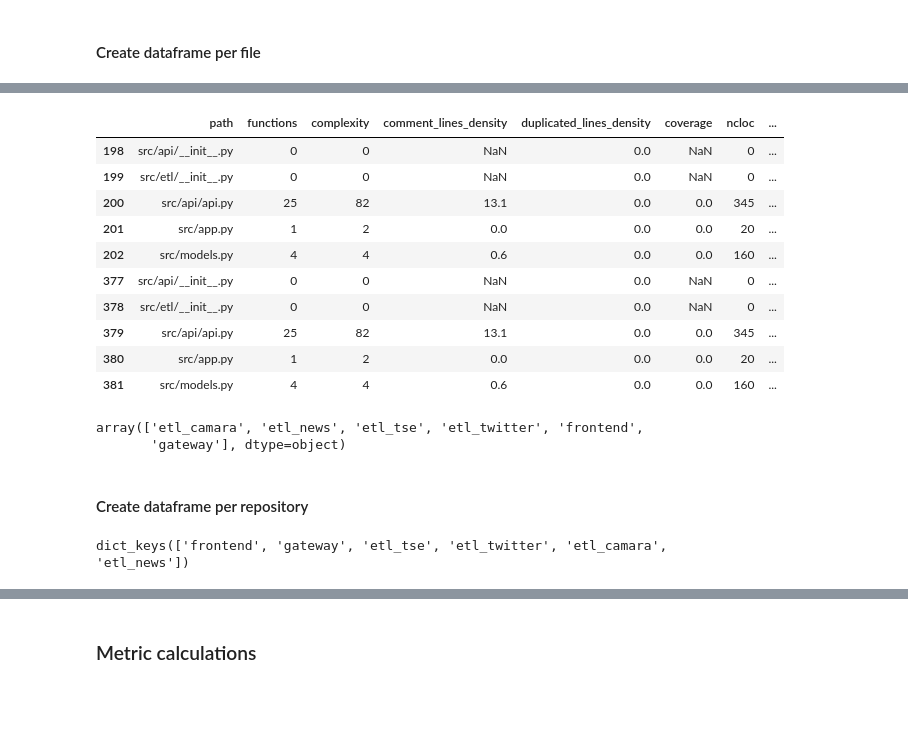
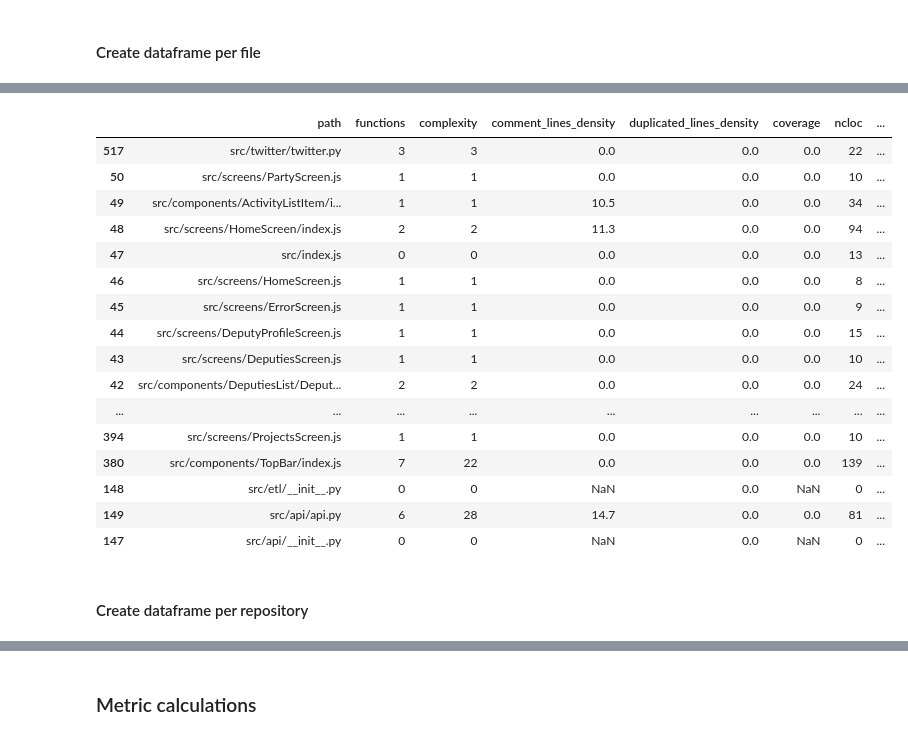
Before and after one commit to parlamentaqui/documentacao, a Jupyter notebook: analytics.ipynb, the cells around one changed output, grey strips where cells are left out. Saved outputs shown, nothing was run; the diff lists cells and outputs as text; code cells hidden in the pictures; blank space fills up the shorter version.

```diff
--- a/analytics.ipynb
+++ b/analytics.ipynb
@@ -217,17 +206,3 @@ def create_file_df(json_list):
     return df
 # %%
 file_component_df = create_file_df(jsons)
-# %%
-file_component_df.head(10)
-# %% [output]
-|  | path | functions | complexity | comment_lines_density | duplicated_lines_density | coverage | ncloc | ... |
-| 198 | src/api/__init__.py | 0 | 0 | NaN | 0.0 | NaN | 0 | ... |
-| 199 | src/etl/__init__.py | 0 | 0 | NaN | 0.0 | NaN | 0 | ... |
-| 200 | src/api/api.py | 25 | 82 | 13.1 | 0.0 | 0.0 | 345 | ... |
-| 201 | src/app.py | 1 | 2 | 0.0 | 0.0 | 0.0 | 20 | ... |
-| 202 | src/models.py | 4 | 4 | 0.6 | 0.0 | 0.0 | 160 | ... |
-| 377 | src/api/__init__.py | 0 | 0 | NaN | 0.0 | NaN | 0 | ... |
-| 378 | src/etl/__init__.py | 0 | 0 | NaN | 0.0 | NaN | 0 | ... |
-| 379 | src/api/api.py | 25 | 82 | 13.1 | 0.0 | 0.0 | 345 | ... |
-| 380 | src/app.py | 1 | 2 | 0.0 | 0.0 | 0.0 | 20 | ... |
-| 381 | src/models.py | 4 | 4 | 0.6 | 0.0 | 0.0 | 160 | ... |
@@ -234,20 +213,32 @@ file_component_df.head(10)
 # %%
 file_component_df.to_excel('data/data.xlsx', index = False)
 # %%
-file_component_df.repository.unique()
+file_component_df
 # %% [output]
-array(['etl_camara', 'etl_news', 'etl_tse', 'etl_twitter', 'frontend',
-       'gateway'], dtype=object)
+|  | path | functions | complexity | comment_lines_density | duplicated_lines_density | coverage | ncloc | ... |
+| 517 | src/twitter/twitter.py | 3 | 3 | 0.0 | 0.0 | 0.0 | 22 | ... |
+| 50 | src/screens/PartyScreen.js | 1 | 1 | 0.0 | 0.0 | 0.0 | 10 | ... |
+| 49 | src/components/ActivityListItem/i... | 1 | 1 | 10.5 | 0.0 | 0.0 | 34 | ... |
+| 48 | src/screens/HomeScreen/index.js | 2 | 2 | 11.3 | 0.0 | 0.0 | 94 | ... |
+| 47 | src/index.js | 0 | 0 | 0.0 | 0.0 | 0.0 | 13 | ... |
+| 46 | src/screens/HomeScreen.js | 1 | 1 | 0.0 | 0.0 | 0.0 | 8 | ... |
+| 45 | src/screens/ErrorScreen.js | 1 | 1 | 0.0 | 0.0 | 0.0 | 9 | ... |
+| 44 | src/screens/DeputyProfileScreen.js | 1 | 1 | 0.0 | 0.0 | 0.0 | 15 | ... |
+| 43 | src/screens/DeputiesScreen.js | 1 | 1 | 0.0 | 0.0 | 0.0 | 10 | ... |
+| 42 | src/components/DeputiesList/Deput... | 2 | 2 | 0.0 | 0.0 | 0.0 | 24 | ... |
+| ... | ... | ... | ... | ... | ... | ... | ... | ... |
+| 394 | src/screens/ProjectsScreen.js | 1 | 1 | 0.0 | 0.0 | 0.0 | 10 | ... |
+| 380 | src/components/TopBar/index.js | 7 | 22 | 0.0 | 0.0 | 0.0 | 139 | ... |
+| 148 | src/etl/__init__.py | 0 | 0 | NaN | 0.0 | NaN | 0 | ... |
+| 149 | src/api/api.py | 6 | 28 | 14.7 | 0.0 | 0.0 | 81 | ... |
+| 147 | src/api/__init__.py | 0 | 0 | NaN | 0.0 | NaN | 0 | ... |
 # %% [markdown]
 #### Create dataframe per repository
 # %%
+# create one dataframe for each repo
 repository_dataframes = {}
 
 for repository in repos:
     df = file_component_df[file_component_df['repository'] == f"{repository}"]
     df.name = f"{repository}"
     repository_dataframes[f"{repository}"] = df
-
-repository_dataframes.keys()
-# %% [output]
-dict_keys(['frontend', 'gateway', 'etl_tse', 'etl_twitter', 'etl_camara', 'etl_news'])
```
Also changed, not shown: parts of 21 cells of this notebook, 57 other files.
